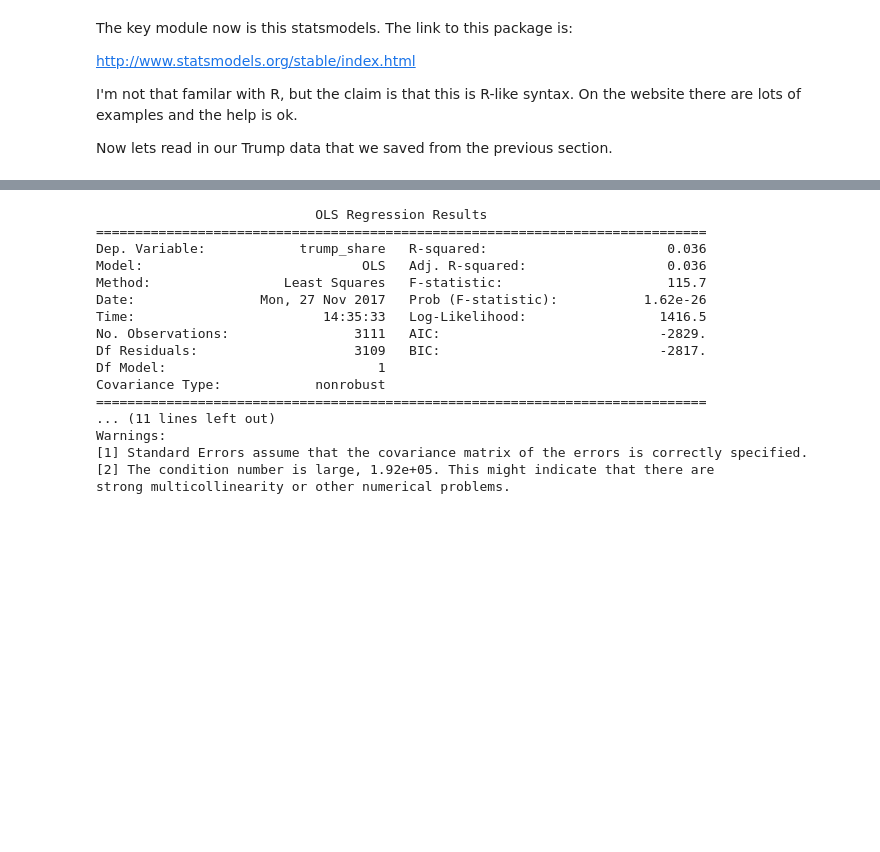
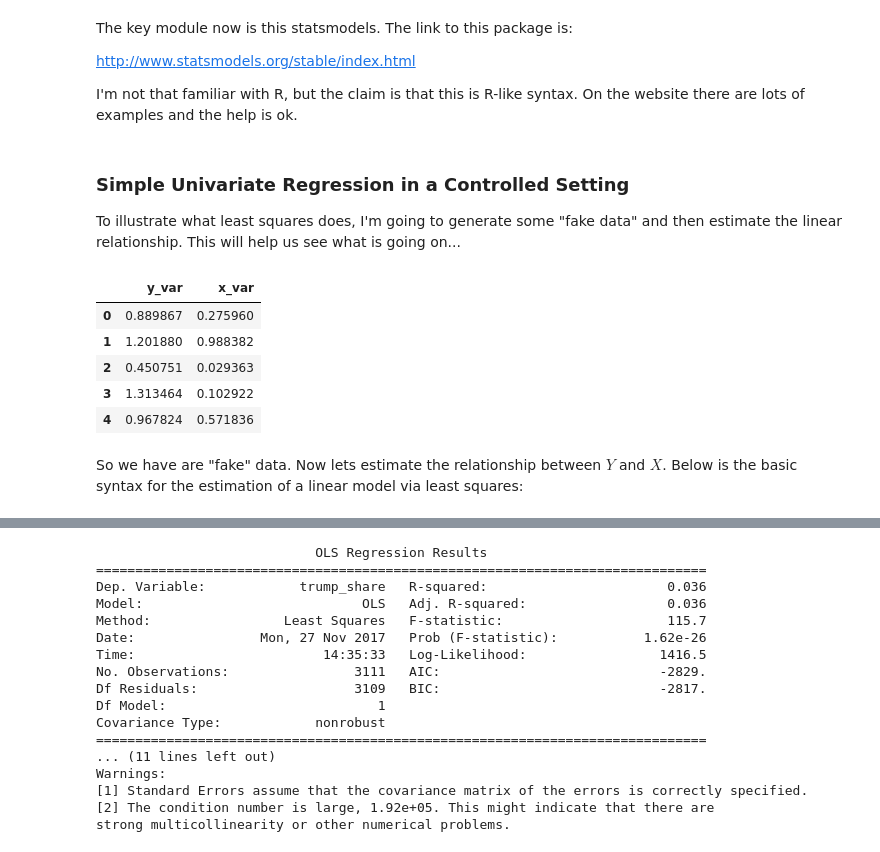
Before and after one commit to mwaugh0328/Data_Bootcamp_Fall_2017, a Jupyter notebook: data_bootcamp_1127/stats_models.ipynb, the cells around one changed output, grey strips where cells are left out. Drawn from its saved outputs; the diff is of its cells as text; code cells hidden in the pictures; blank space fills up the shorter version.

```diff
--- a/data_bootcamp_1127/stats_models.ipynb
+++ b/data_bootcamp_1127/stats_models.ipynb
@@ -45,6 +45,44 @@ The key module now is this statsmodels. The link to this package is:
 
 http://www.statsmodels.org/stable/index.html
 
-I'm not that familar with R, but the claim is that this is R-like syntax. On the website there are lots of examples and the help is ok.
-
-Now lets read in our Trump data that we saved from the previous section.
+I'm not that familiar with R, but the claim is that this is R-like syntax. On the website there are lots of examples and the help is ok.
+# %% [markdown]
+### Simple Univariate Regression in a Controlled Setting
+
+To illustrate what least squares does, I'm going to generate some "fake data" and then estimate the linear relationship. This will help us see what is going on...
+# %%
+## This part is just generating simmulated data...
+
+nobs = 30
+
+X = np.random.random((nobs, 1))
+
+Xhat = sm.add_constant(X)
+
+beta = [1, 0.5]
+# HERE WE KNOW THE TRUE VLAUES OF BETA!!!!
+
+epsilon = np.random.normal(loc=0.0, scale=0.30, size = nobs)
+
+y = np.dot(Xhat, beta) + epsilon
+
+### Then this will organize the data so it is
+### similar to the Trump data...
+
+fake_df = pd.DataFrame(y)
+fake_df.head()
+
+fake_df = pd.concat([fake_df, pd.DataFrame(X)], axis=1)
+
+fake_df.columns = ["y_var", "x_var"]
+
+fake_df.head()
+# %% [output]
+|  | y_var | x_var |
+| 0 | 0.889867 | 0.275960 |
+| 1 | 1.201880 | 0.988382 |
+| 2 | 0.450751 | 0.029363 |
+| 3 | 1.313464 | 0.102922 |
+| 4 | 0.967824 | 0.571836 |
+# %% [markdown]
+So we have are "fake" data. Now lets estimate the relationship between $Y$ and $X$. Below is the basic syntax for the estimation of a linear model via least squares:
```
Also changed, not shown: parts of 24 cells of this notebook.
